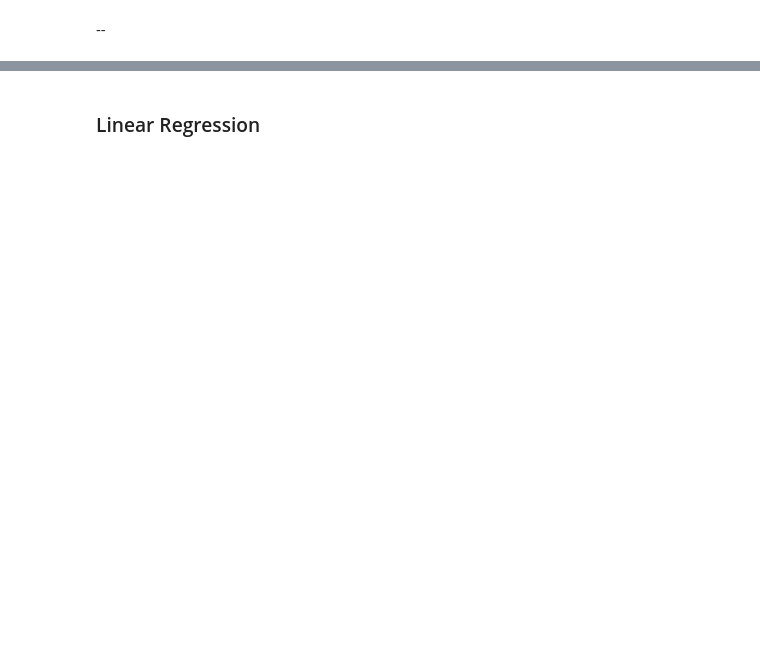
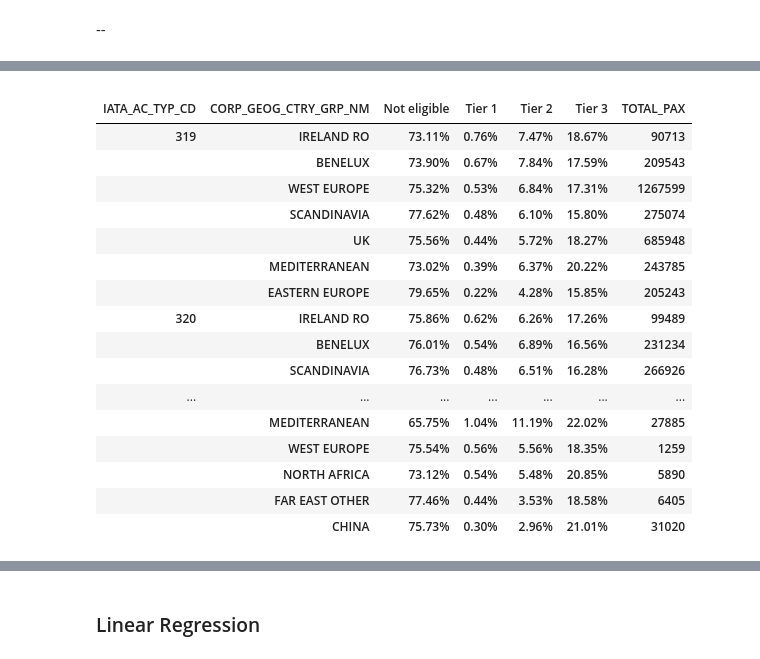
Before and after one commit to IanMaHKG-BA/Hackathon_Team_1, a Jupyter notebook: lounges_gold_standard_Jamie.ipynb, the cells around one changed output, grey strips where cells are left out. Saved outputs shown, nothing was run; the diff lists cells and outputs as text; code cells hidden in the pictures; blank space fills up the shorter version.

```diff
--- a/lounges_gold_standard_Jamie.ipynb
+++ b/lounges_gold_standard_Jamie.ipynb
@@ -983,0 +997,22 @@ df_lounge_eligibility[~df_lounge_eligibility['Skew_Id'].isin(list(pivot_df_final
+# %%
+# Working version
+def group_pivot(df, list_groupby):
+    Tiers = ['Not eligible','Tier 1','Tier 2','Tier 3']
+
+    # Use square brackets for column names with spaces
+    df_grouped = df.groupby(list_groupby).agg({
+        'Not eligible': 'sum',
+        'Tier 1': 'sum',
+        'Tier 2': 'sum',
+        'Tier 3': 'sum',
+        'TOTAL_PAX': 'sum'
+    }).reset_index()
+
+    for t in Tiers:
+        df_grouped[t] = (df_grouped[t] / df_grouped['TOTAL_PAX']) * 100
+        df_grouped[t] = df_grouped[t].map('{:,.2f}%'.format)
+
+    return df_grouped
+
+def group_pivot_to_lookup(df):
+    return df.set_index(list(df.columns))
@@ -983,0 +1040,23 @@ df_lounge_eligibility[~df_lounge_eligibility['Skew_Id'].isin(list(pivot_df_final
+# %%
+aircraft_types_v1 = group_pivot(final_final_pivot_all,['IATA_AC_TYP_CD','CORP_GEOG_CTRY_GRP_NM'])
+aircraft_types_v1_lookup = group_pivot_to_lookup(aircraft_types_v1)
+aircraft_types_v1_lookup.sort_values(['IATA_AC_TYP_CD','Tier 1'],ascending=[True,False])
+# %% [output]
+|  |  |  |  |  |  |  |
+| IATA_AC_TYP_CD | CORP_GEOG_CTRY_GRP_NM | Not eligible | Tier 1 | Tier 2 | Tier 3 | TOTAL_PAX |
+| 319 | IRELAND RO | 73.11% | 0.76% | 7.47% | 18.67% | 90713 |
+|  | BENELUX | 73.90% | 0.67% | 7.84% | 17.59% | 209543 |
+|  | WEST EUROPE | 75.32% | 0.53% | 6.84% | 17.31% | 1267599 |
+|  | SCANDINAVIA | 77.62% | 0.48% | 6.10% | 15.80% | 275074 |
+|  | UK | 75.56% | 0.44% | 5.72% | 18.27% | 685948 |
+|  | MEDITERRANEAN | 73.02% | 0.39% | 6.37% | 20.22% | 243785 |
+|  | EASTERN EUROPE | 79.65% | 0.22% | 4.28% | 15.85% | 205243 |
+| 320 | IRELAND RO | 75.86% | 0.62% | 6.26% | 17.26% | 99489 |
+|  | BENELUX | 76.01% | 0.54% | 6.89% | 16.56% | 231234 |
+|  | SCANDINAVIA | 76.73% | 0.48% | 6.51% | 16.28% | 266926 |
+| ... | ... | ... | ... | ... | ... | ... |
+|  | MEDITERRANEAN | 65.75% | 1.04% | 11.19% | 22.02% | 27885 |
+|  | WEST EUROPE | 75.54% | 0.56% | 5.56% | 18.35% | 1259 |
+|  | NORTH AFRICA | 73.12% | 0.54% | 5.48% | 20.85% | 5890 |
+|  | FAR EAST OTHER | 77.46% | 0.44% | 3.53% | 18.58% | 6405 |
+|  | CHINA | 75.73% | 0.30% | 2.96% | 21.01% | 31020 |
```
Also changed, not shown: parts of 64 cells of this notebook.
